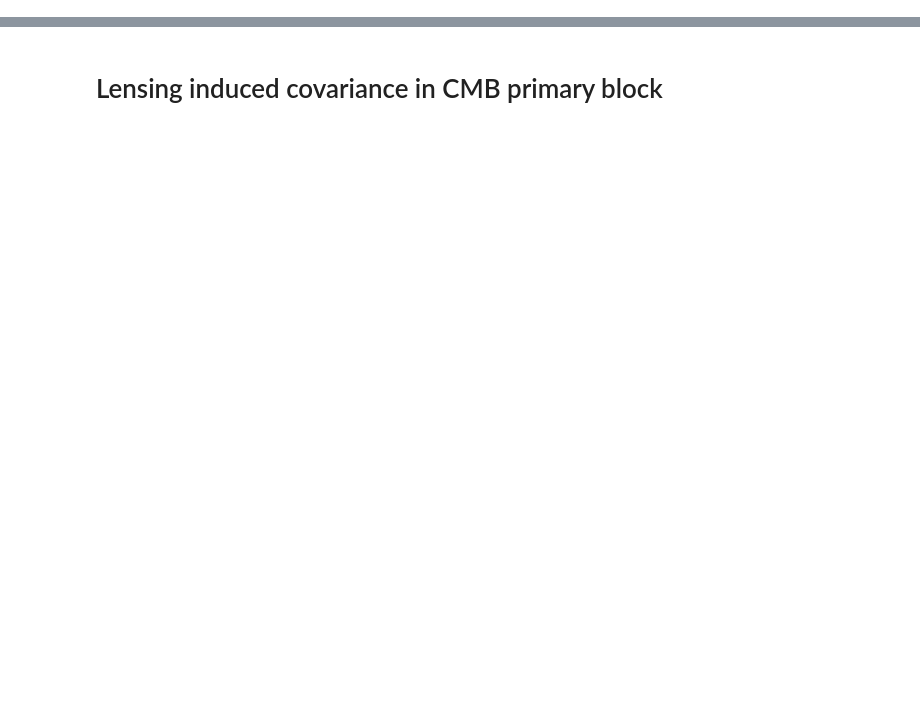
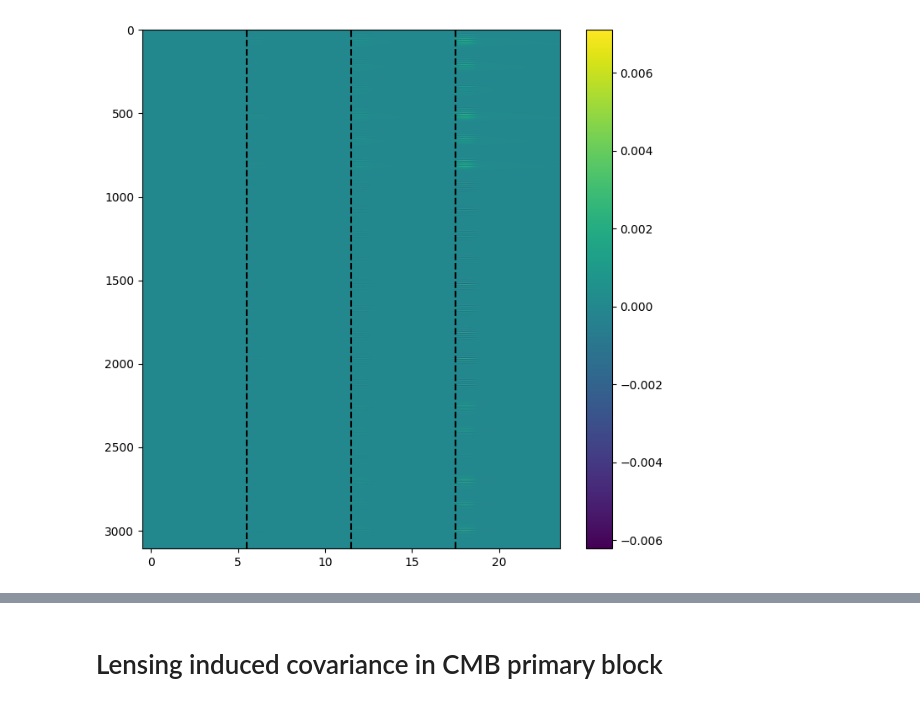
Before and after one commit to simonsobs/SOLikeT, a Jupyter notebook: notebooks/dev/cross_cov/create_cross_covariance.ipynb, the cells around one changed output, grey strips where cells are left out. Drawn from its saved outputs; the diff is of its cells as text; code cells hidden in the pictures; blank space fills up the shorter version.

Commit message:
Updating cross-covariance notebook

```diff
--- a/notebooks/dev/cross_cov/create_cross_covariance.ipynb
+++ b/notebooks/dev/cross_cov/create_cross_covariance.ipynb
@@ -81,7 +104,6 @@ dCllens = np.load("products/dCllens.npy")
 # %%
 # Compute cross-covariance matrix between l(l+1)/(2*pi)C_l^{TT,EE,TE} and C_l^{kk}
 # (no prefactor before C_l^{kk})
-# Using the center of CMB lensing bins
 
 XCov_binned = np.zeros((s.mean.size, nb_bins_kk))
 
@@ -105,24 +127,23 @@ for comb in s.get_tracer_combinations():
     w = bpw.weight.T  # Shape (k, ell)
 
     # Precompute XCov with vectorized operations
-    XCov = dCllens[ind_CAMB, bpw.values, :lmax_kk] * 2 * cl_kk / (2 * ell_kk + 1) / fsky
+    XCov = 2 / np.pi * dCllens[ind_CAMB, bpw.values, :lmax_kk] / clp[0:lmax_kk] * 2 * cl_kk_fid**2 / (2 * ell_kk + 1) / fsky
+    XCov[:,0:2] = [0,0]
 
     # Vectorize the inner loop
     for j in range(nb_bins_kk):
-        w_kk = lensing_binning_matrix[j]
+        w_kk = lenslike.binning_matrix[j]
         # Vectorized double sum
         XCov_binned[index_cmb:index_cmb + len(w), j] = w @ np.sum(w_kk * XCov, axis=1)
 
     index_cmb += len(w)
 # %%
 import copy
-
-Cov_kk = np.loadtxt("data/lensingbinnedcov.txt")
 
 XCorr = copy.deepcopy(XCov_binned)
 for k in range(len(XCorr)):
     for j in range(len(XCorr[0])):
-        XCorr[k,j] = XCov_binned[k,j]/np.sqrt(Cov_kk[j,j]*s.covariance.covmat[k,k])
+        XCorr[k,j] = XCov_binned[k,j]/np.sqrt(lenslike.cov[j,j]*s.covariance.covmat[k,k])
 # %%
 plt.figure(figsize=(8, 8))
 plt.imshow(XCorr, aspect="auto")
@@ -136,0 +192,2 @@ np.save('products/XCov.npy', XCov_binned)
+# %%
+params_values = model.parameterization.input_params()
@@ -136,0 +307,16 @@ np.save('products/XCov.npy', XCov_binned)
+# %%
+import copy
+
+XCorr = copy.deepcopy(XCov_binned)
+for k in range(len(XCorr)):
+    for j in range(len(XCorr[0])):
+        XCorr[k,j] = XCov_binned[k,j]/np.sqrt(sklike.cov[j,j]*s.covariance.covmat[k,k])
+# %%
+plt.figure(figsize=(8, 8))
+plt.imshow(XCorr, aspect="auto")
+for k in range(1,4):
+    plt.axvline(x=k*len(w_bins_list[0])-0.5, ls='--', color='black')
+plt.colorbar()
+plt.show()
+# %% [output]
+[figure, added]
```
Also changed, not shown: parts of 24 cells of this notebook.
